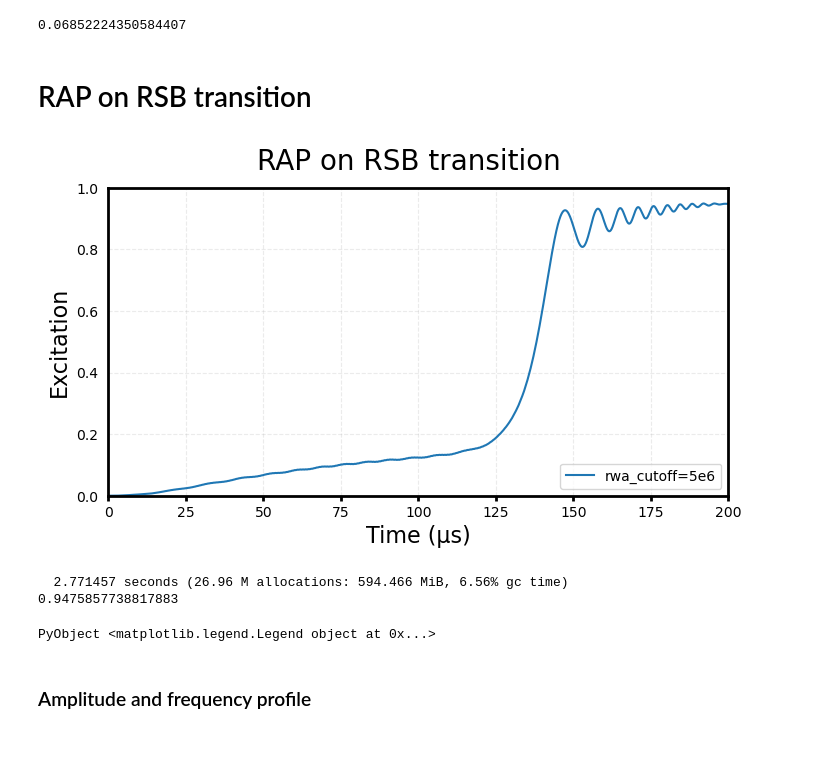
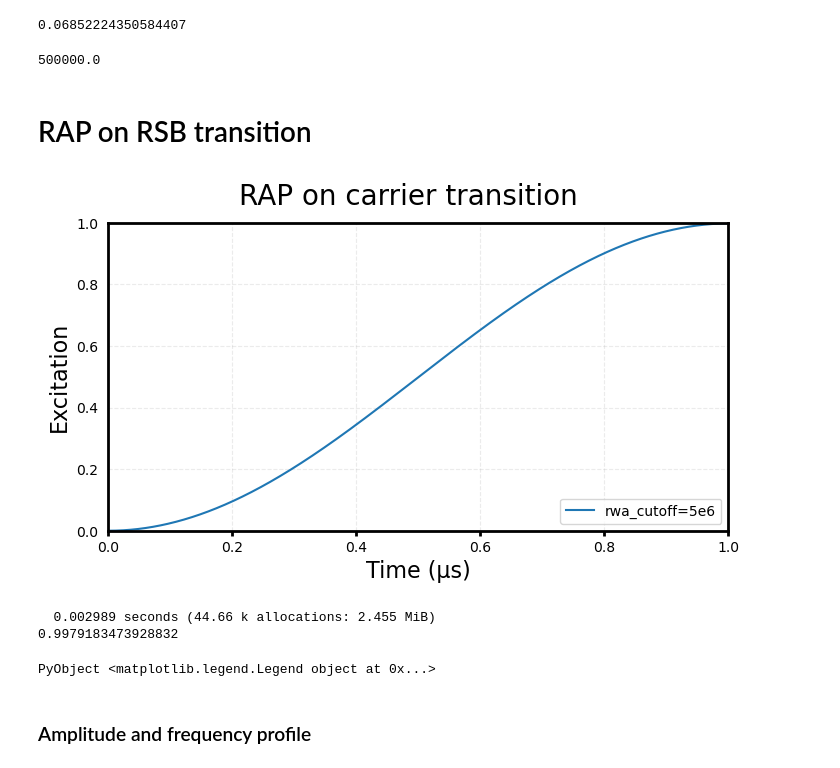
Before and after one commit to HaeffnerLab/lattice_notebooks, a Jupyter notebook: RAP_sequence.ipynb, the cells around one changed output. Drawn from its saved outputs; the diff is of its cells as text; code cells hidden in the pictures.

```diff
--- a/RAP_sequence.ipynb
+++ b/RAP_sequence.ipynb
@@ -36,69 +36,75 @@ VibrationalMode(ν=1.0e6, axis=ẑ, N=10)
 get_η(mode, L, C)
 # %% [output]
 0.06852224350584407
+# %%
+1/2e-6
+# %% [output]
+500000.0
 # %% [markdown]
 # RAP on RSB transition
 # %%
 T.B = 4e-4
 Δf = transition_frequency(T, 1, ("S-1/2", "D-1/2"))
-E = Efield_from_pi_time(3e-6, T, 1, 1, ("S-1/2", "D-1/2"))
+E = Efield_from_pi_time(1e-6, T, 1, 1, ("S-1/2", "D-1/2")) # t_pi = 1e-6 implies Rabi freq 2π X 500 kHz
 
-#Efield_from_rabi_frequency!(500e3, T, 1, 1, ("S-1/2", "D-1/2"))
+# E = Efield_from_rabi_frequency(166e3, T, 1, 1, ("S-1/2", "D-1/2"))
 mode.N = 30
 
-n̄ = 1
+n̄ = 0
 ψi = C["S-1/2"] ⊗ mode[n̄]
 ψi_ion = dm(C["S-1/2"])
 ψi_mode = thermalstate(mode, n̄)
-#ψi = ψi_ion ⊗ ψi_mode
+# ψi = ψi_ion ⊗ ψi_mode
 
-Tp = 200 # the length of time of the frequency chirp in μs
+Tp = 1 # the length of time of the frequency chirp in μs
 
 #We’ll linearly sweep through the laser’s frequency from -100 kHz to +100 kHz detuned from the carrier transition in a time Tp
-δν = 200e3 #frequency chirp length 200 kHz
+δν = 300e3 #frequency chirp length 200 kHz
 
 # Δϕ is equal to half the detuning range we will chirp the laser over multiplied by the timescale (1e-6)
 Δϕ = 2π * (δν/2) * 1e-6
 
 # Set the frequency chirp
-L.ϕ = t -> (-Δϕ + (2Δϕ / Tp) * t) * t;
+#L.ϕ = t -> (-Δϕ + (2Δϕ / Tp) * t) * t;
+
+L.ϕ = 0
 
 # amplitude Rabi_freq
 function Ω(t)
     if t < Tp
-        return 4*E*sin(π*t/Tp) #E*sin(π*t/Tp) #exp(-(t-Tp/2)^2/6000) ; sin(π * t / Tp)^2
+        return 1*E*sin(π*t/Tp) #E*sin(π*t/Tp) #exp(-(t-Tp/2)^2/6000) ; sin(π * t / Tp)^2
     else
         return 0
     end
 end
-L.E = Ω;
-L.Δ  = Δf - mode.ν
+L.E = E;
+L.Δ  = Δf #- mode.ν
 
 
-tspan = 0:0.1:Tp
+tspan = 0:0.001:Tp
 h = hamiltonian(T, rwa_cutoff=5e6)
 @time tout, ψt = timeevolution.schroedinger_dynamic(tspan, ψi, h, displacement="analytic")
 
 ψo = ψt[end]
 p = expect(ionprojector(T, "D-1/2"), ψo)
 print(abs(p))
 
 ex1 = expect(ionprojector(T, "D-1/2"), ψt)
 
 plt.plot(tout, ex1, label="rwa_cutoff=5e6")
 
-#plt.plot(tout, @.(L.E(tout) / (2*E)), linestyle="--", label="scaled amplitude profile")
+#plt.plot(tout, @.(L.E(tout) / (0.2*E)), linestyle="--", label="scaled amplitude profile")
 
 plt.xlim(tout[1], tout[end])
 plt.ylim(0, 1)
 plt.ylabel("Excitation")
 plt.xlabel("Time (μs)");
-plt.suptitle("RAP on RSB transition", fontsize = 20)
+plt.suptitle("RAP on carrier transition", fontsize = 20)
 plt.legend(loc="lower right", fontsize = 10)
 # %% [output]
-[figure, old version]
+[figure, new version]
-  2.771457 seconds (26.96 M allocations: 594.466 MiB, 6.56% gc time)
-0.9475857738817883
+  0.002989 seconds (44.66 k allocations: 2.455 MiB)
+0.9979183473928832
 PyObject <matplotlib.legend.Legend object at 0x...>
 # %%
 # detuning_range = 2π*1e-6 .* collect(1e3:2e4:2e6)
```
Also changed, not shown: parts of 2 cells of this notebook.
